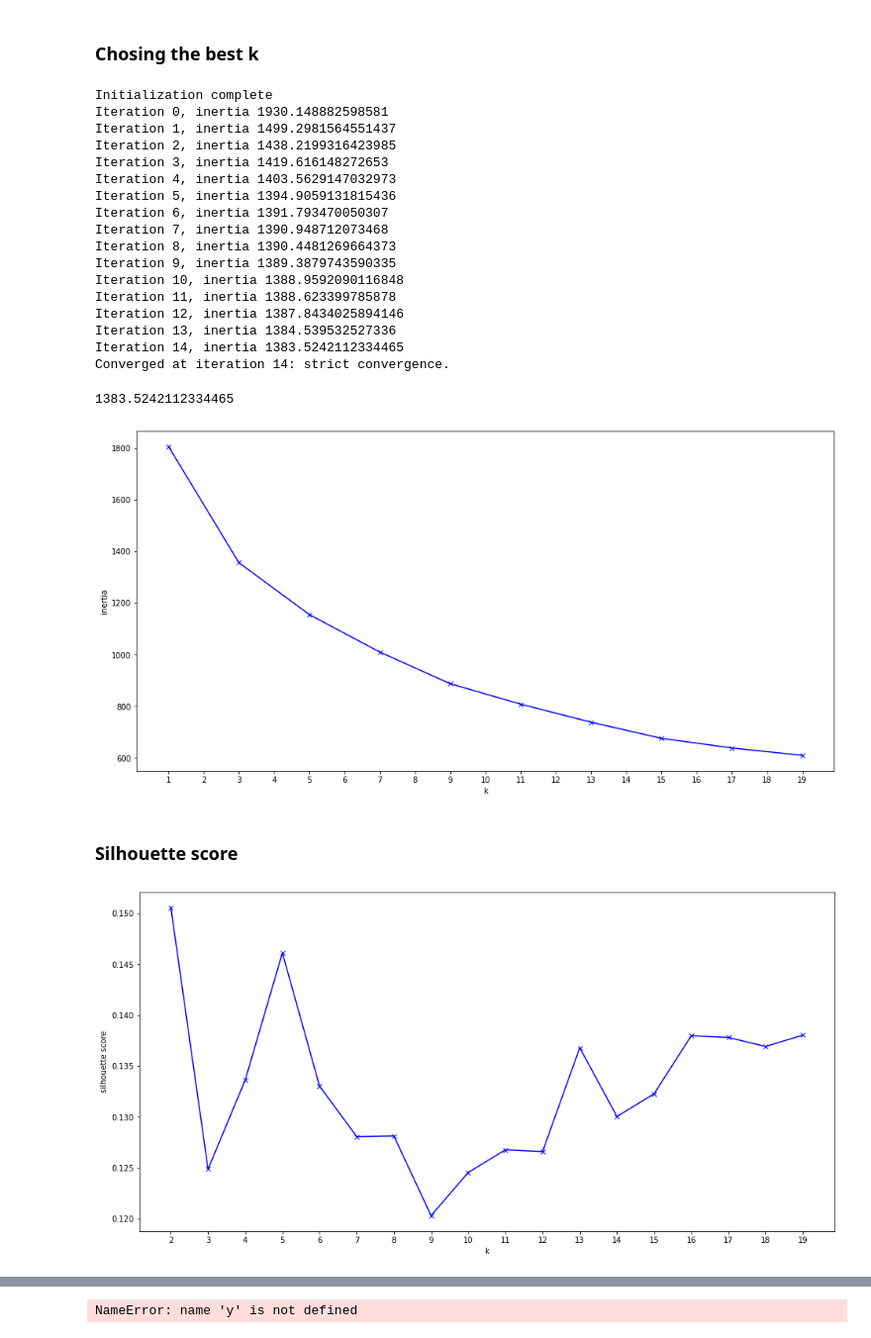
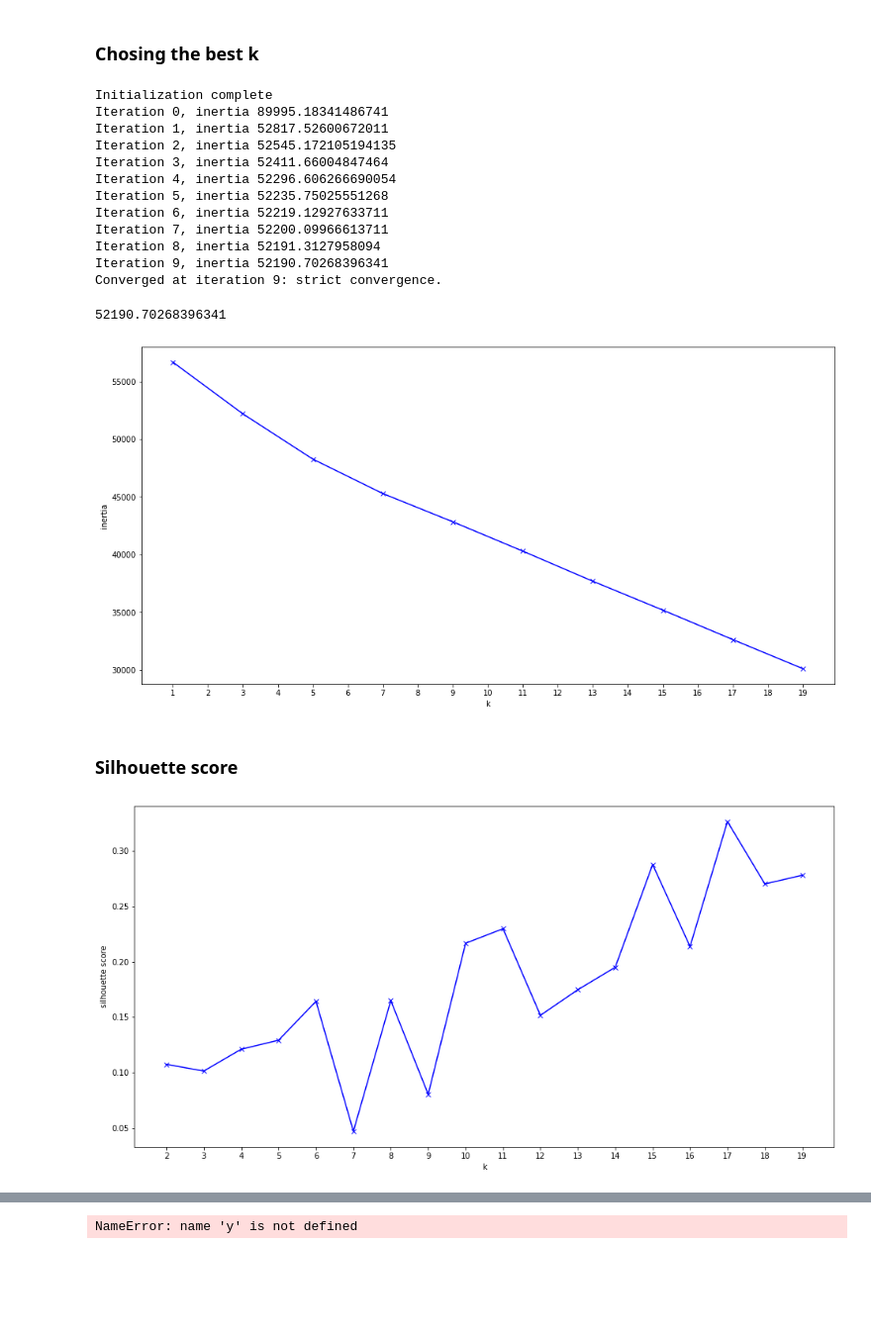
Before and after one commit to katharina-beriault/Final_Project_Vegan-Snack-Recommender_Clustering, a Jupyter notebook: Python/Model_building.ipynb, the cells around one changed output, grey strips where cells are left out. Shown: that part at 99% size. Drawn from its saved outputs; the diff is of its cells as text; code cells hidden in the pictures; blank space fills up the shorter version.

```diff
--- a/Python/Model_building.ipynb
+++ b/Python/Model_building.ipynb
@@ -97,2 +217,5 @@ df_num.head()
 # %% [markdown]
 #### Scaling the data
+# %%
+df_model_sc = StandardScaler().fit_transform(df_model)
+pd.DataFrame(df_model_sc).head()
@@ -101,6 +232,6 @@ df_num.head()
 # %% [markdown]
 ### First run
 # %%
-kmeans = KMeans(n_clusters=3, random_state=42)
-kmeans.fit(df)
+kmeans = KMeans(n_clusters=3, random_state=13)
+kmeans.fit(df_model_sc)
 # %% [output]
@@ -144,36 +269,31 @@ kmeans.inertia_
 # %% [markdown]
 ### Chosing the best k
 # %%
-kmeans = KMeans(n_clusters=3, random_state=1234, verbose=1, n_init=1)
-kmeans.fit(new_df_transformed)
+kmeans = KMeans(n_clusters=3, random_state=13, verbose=1, n_init=1)
+kmeans.fit(df_model_sc)
 kmeans.inertia_
 # %% [output]
 Initialization complete
-Iteration 0, inertia 1930.148882598581
-Iteration 1, inertia 1499.2981564551437
-Iteration 2, inertia 1438.2199316423985
-Iteration 3, inertia 1419.616148272653
-Iteration 4, inertia 1403.5629147032973
-Iteration 5, inertia 1394.9059131815436
-Iteration 6, inertia 1391.793470050307
-Iteration 7, inertia 1390.948712073468
-Iteration 8, inertia 1390.4481269664373
-Iteration 9, inertia 1389.3879743590335
-Iteration 10, inertia 1388.9592090116848
-Iteration 11, inertia 1388.623399785878
-Iteration 12, inertia 1387.8434025894146
-Iteration 13, inertia 1384.539532527336
-Iteration 14, inertia 1383.5242112334465
-Converged at iteration 14: strict convergence.
+Iteration 0, inertia 89995.18341486741
+Iteration 1, inertia 52817.52600672011
+Iteration 2, inertia 52545.172105194135
+Iteration 3, inertia 52411.66004847464
+Iteration 4, inertia 52296.606266690054
+Iteration 5, inertia 52235.75025551268
+Iteration 6, inertia 52219.12927633711
+Iteration 7, inertia 52200.09966613711
+Iteration 8, inertia 52191.3127958094
+Iteration 9, inertia 52190.70268396341
+Converged at iteration 9: strict convergence.
-1383.5242112334465
+52190.70268396341
 # %%
-K = range(1, 20,2)
+K = range(1, 20, 2)
 
 inertia = []
 
 for k in K:
-    kmeans = KMeans(n_clusters=k, random_state=1234)
-    kmeans.fit(new_df_transformed)
+    kmeans = KMeans(n_clusters=k, random_state=13)
+    kmeans.fit(df_model_sc)
     inertia.append(kmeans.inertia_)
 
 plt.figure(figsize=(16,8))
@@ -183,25 +303,25 @@ plt.ylabel('inertia')
 plt.xticks(np.arange(min(K), max(K)+1, 1.0))
 plt.show()
 # %% [output]
-[figure, old version]
+[figure, new version]
 # %% [markdown]
 ### Silhouette score
 # %%
 K = range(2, 20)
 
 silhouette = []
 
 for k in K:
-    kmeans = KMeans(n_clusters=k, random_state=42)
-    kmeans.fit(new_df_transformed)
-    silhouette.append(silhouette_score(new_df_transformed, kmeans.predict(new_df_transformed)))
+    kmeans = KMeans(n_clusters=k, random_state=13)
+    kmeans.fit(df_model_sc)
+    silhouette.append(silhouette_score(df_model_sc, kmeans.predict(df_model_sc)))
 
 
 plt.figure(figsize=(16,8))
 plt.plot(K, silhouette, 'bx-')
 plt.xlabel('k')
 plt.ylabel('silhouette score')
 plt.xticks(np.arange(min(K), max(K)+1, 1.0))
 plt.show()
 # %% [output]
-[figure, old version]
+[figure, new version]
```
Also changed, not shown: parts of 28 cells of this notebook, 9 other files.
